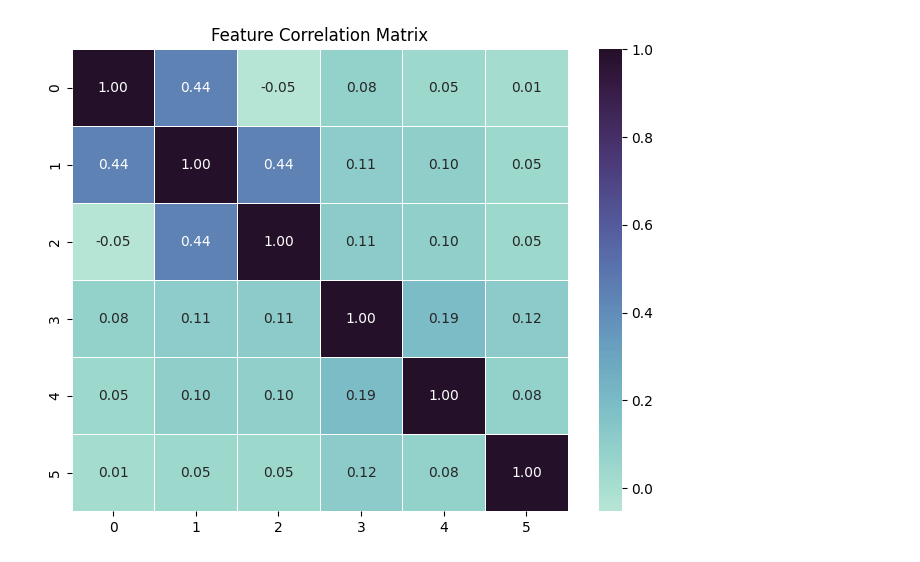
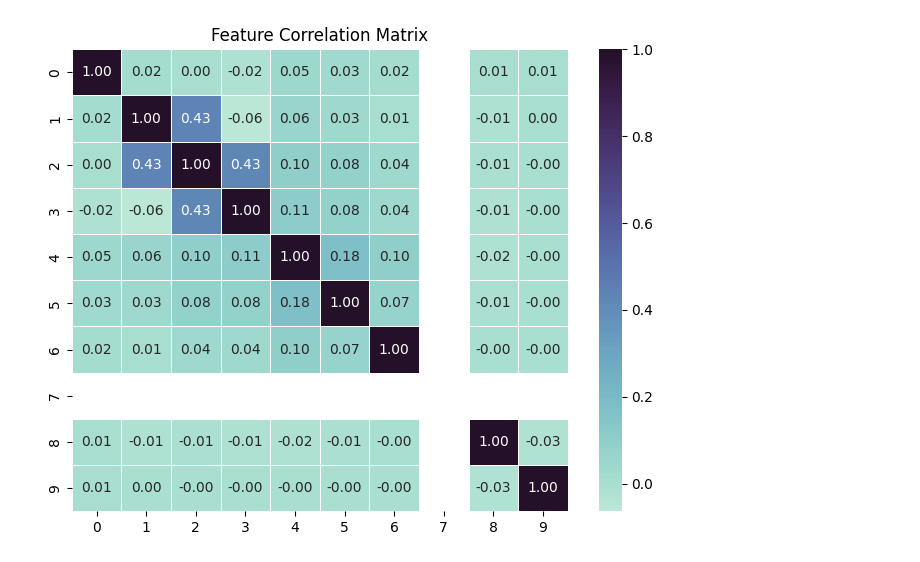
Before and after one commit to faunebl/challenge-data-203, a Jupyter notebook: sandbox.ipynb, the cells around one changed output. Saved outputs shown, nothing was run; the diff lists cells and outputs as text; code cells hidden in the pictures.

Commit message:
adding encoding

```diff
--- a/sandbox.ipynb
+++ b/sandbox.ipynb
@@ -35,0 +51,34 @@ def plot_correlation(df: pl.DataFrame):
+# %%
+def frequency_encoding(x_train: pl.DataFrame, column: str):
+    freq = x_train.select(column).to_series().value_counts()
+    total = freq.select('count').to_series().sum()
+    return (
+        freq
+        .with_columns(
+            (pl.col("count") / total).alias(f"{column}_freq")
+        )
+        .drop("count")
+    )
+
+train_freq = x_train.pipe(frequency_encoding, column='train')
+gare_freq = x_train.pipe(frequency_encoding, column='gare')
+
+x_train_encoded = (
+    x_train
+    .with_columns(
+        pl.col('date').str.strptime(pl.Date, format="%Y-%m-%d")
+    )
+    .with_columns(
+        pl.col('date').dt.year().alias('year'),
+        pl.col('date').dt.month().alias('month'),
+        pl.col('date').dt.day().alias('day')
+    )
+    # .with_columns(
+    #     train_freq.select('train').to_series(),
+    #     gare_freq.select('gare').to_series()
+    # )
+)
+
+x_train_encoded = x_train_encoded.drop(['train', 'gare', 'date'])
+
+print(x_train_encoded.head())
@@ -36,4 +98,4 @@ def plot_correlation(df: pl.DataFrame):
 # %%
-plot_correlation(x)
+plot_correlation(x_train_encoded)
 # %% [output]
-[figure, old version]
+[figure, new version]
```
Also changed, not shown: parts of 6 cells of this notebook, 2 other files.
